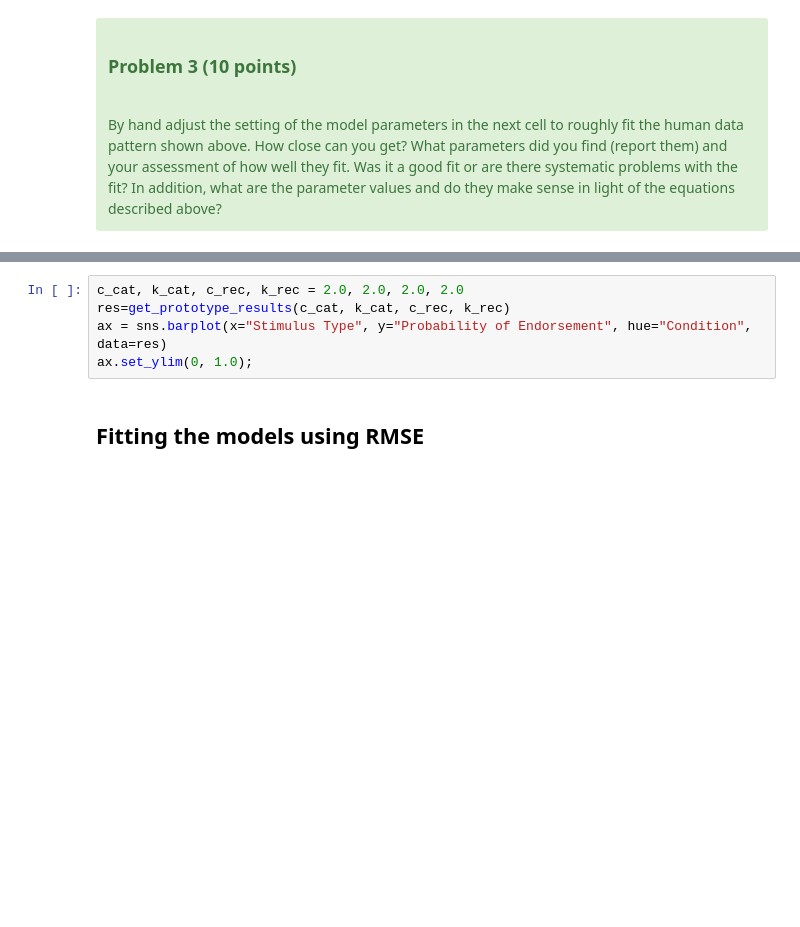
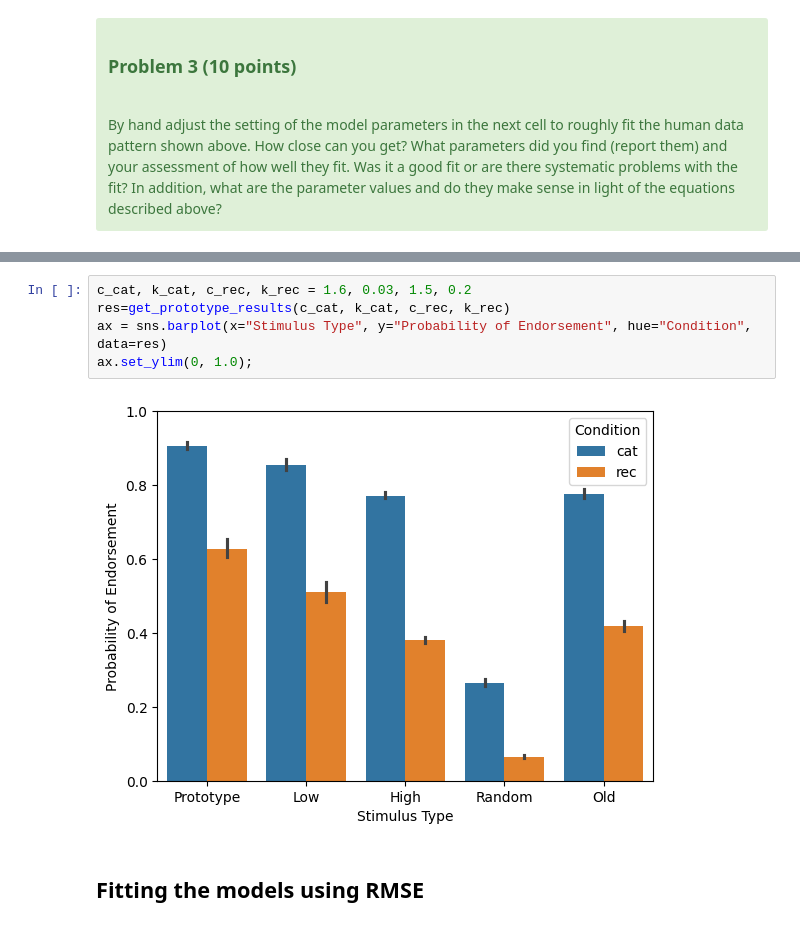
Before and after one commit to bmart231/CMC2026, a Jupyter notebook: homeworks/homework-Categorization/Homework-Categorization-PartA.ipynb, the cells around one changed output, grey strips where cells are left out. Cells and saved outputs as stored; diff of their text form; blank space fills up the shorter version.

```diff
--- a/homeworks/homework-Categorization/Homework-Categorization-PartA.ipynb
+++ b/homeworks/homework-Categorization/Homework-Categorization-PartA.ipynb
@@ -465,8 +488,10 @@ YOUR ANSWER HERE
 # %%
-c_cat, k_cat, c_rec, k_rec = 2.0, 2.0, 2.0, 2.0
+c_cat, k_cat, c_rec, k_rec = 1.6, 0.03, 1.5, 0.2
 res=get_prototype_results(c_cat, k_cat, c_rec, k_rec)
 ax = sns.barplot(x="Stimulus Type", y="Probability of Endorsement", hue="Condition", data=res)
 ax.set_ylim(0, 1.0);
+# %% [output]
+[figure, added]
 # %% [markdown]
 ## Fitting the models using RMSE
 # %% [markdown]
```
Also changed, not shown: parts of 22 cells of this notebook, 1 other file.
